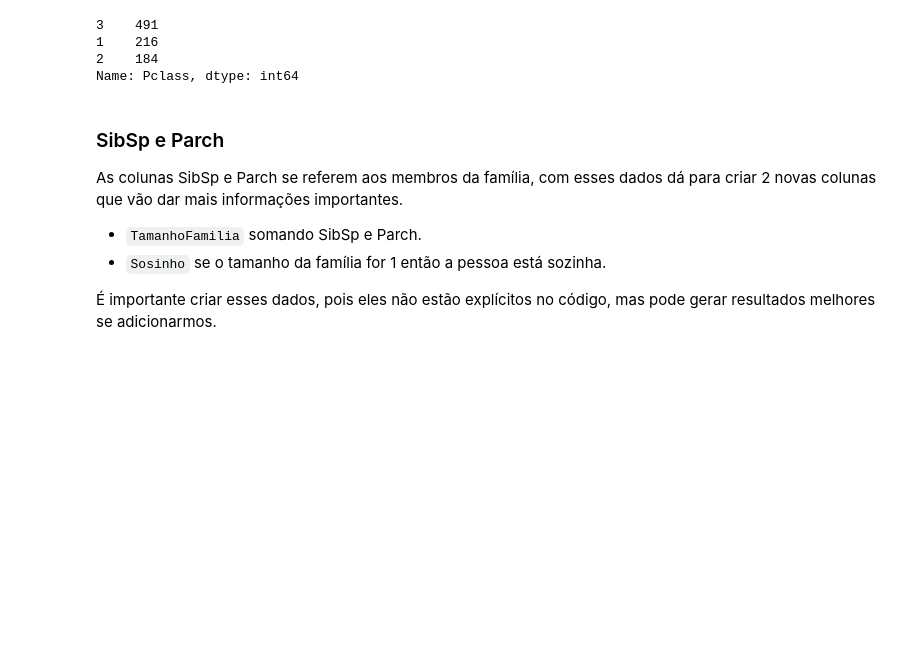
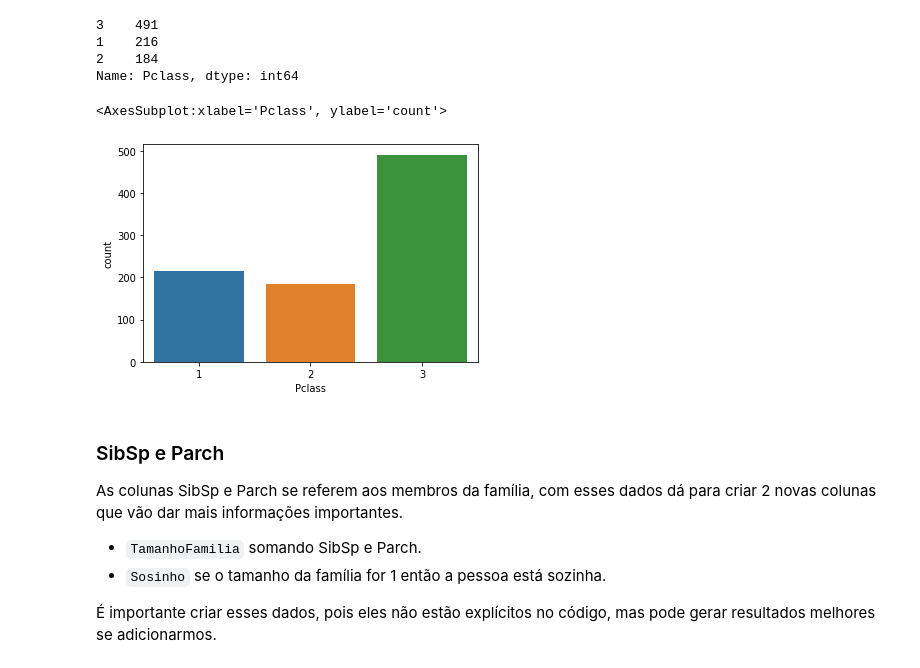
Before and after one commit to EuReinoso/MachineLearning-Tutorial, a Jupyter notebook: Exemplo1/Titanic_ML.ipynb, the cells around one changed output. Drawn from its saved outputs; the diff is of its cells as text; code cells hidden in the pictures; blank space fills up the shorter version.

Commit message:
Titanic Visualização de Dados

```diff
--- a/Exemplo1/Titanic_ML.ipynb
+++ b/Exemplo1/Titanic_ML.ipynb
@@ -90,6 +95,11 @@ treino.Pclass.value_counts()
 1    216
 2    184
 Name: Pclass, dtype: int64
+# %%
+sns.countplot(treino['Pclass'])
+# %% [output]
+<AxesSubplot:xlabel='Pclass', ylabel='count'>
+[figure, added]
 # %% [markdown]
 ### SibSp e Parch
 As colunas SibSp e Parch se referem aos membros da família, com esses dados dá para criar 2 novas colunas que vão dar mais informações importantes.
```
Also changed, not shown: parts of 12 cells of this notebook.
